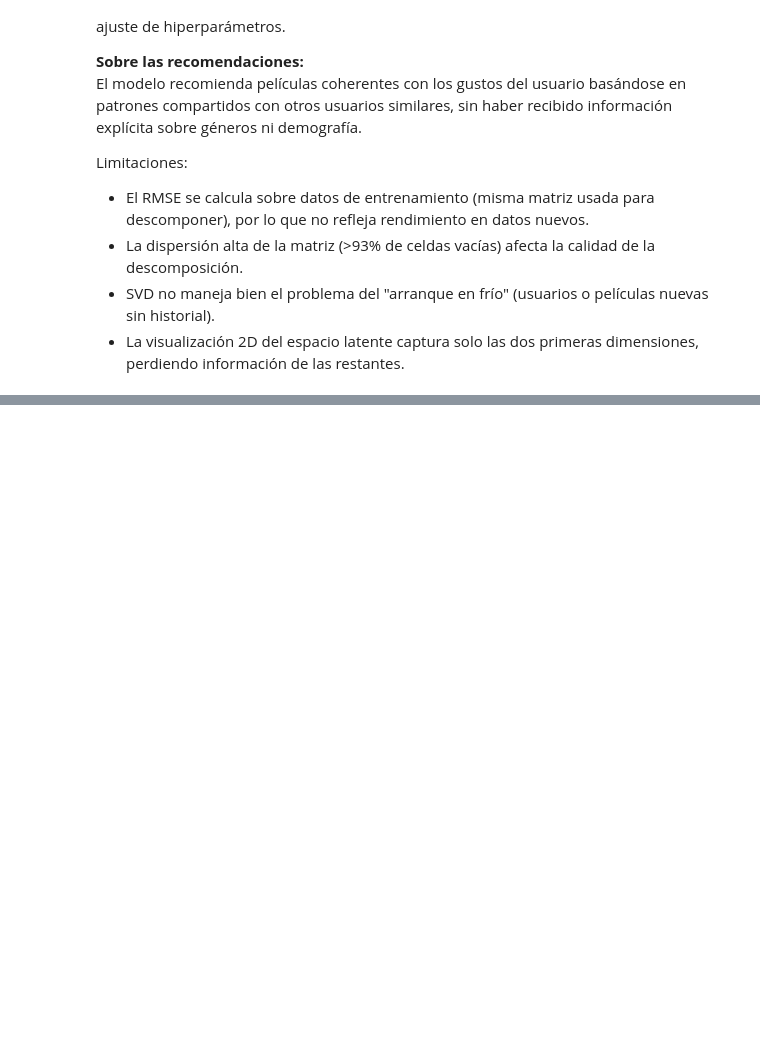
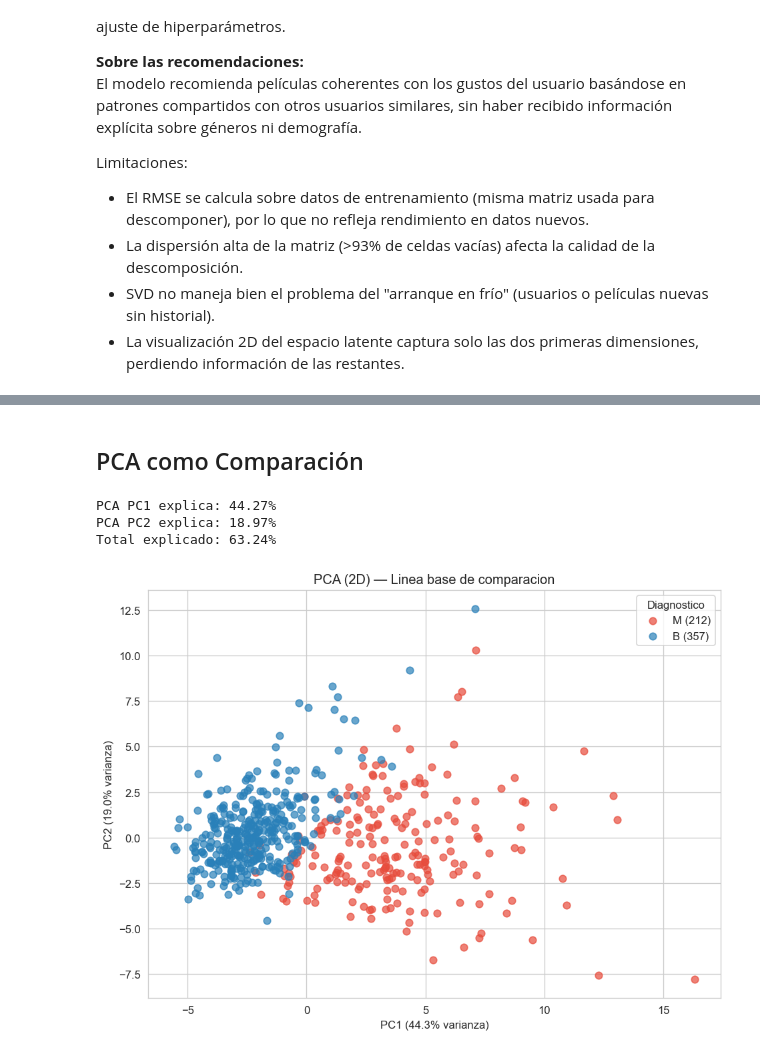
Before and after one commit to Branuvg/tarea2_mineria, a Jupyter notebook: tarea2.ipynb, the cells around one changed output, grey strips where cells are left out. Drawn from its saved outputs; the diff is of its cells as text; code cells hidden in the pictures; blank space fills up the shorter version.

```diff
--- a/tarea2.ipynb
+++ b/tarea2.ipynb
@@ -492,0 +571,29 @@ Limitaciones:
+# %% [markdown]
+## PCA como Comparación
+# %%
+# PCA es el método lineal más común para reducción de dimensionalidad. Lo calculamos en 2D como referencia para comparar la calidad de separación que logran t-SNE
+# PCA a 2D como linea base
+pca = PCA(n_components=2, random_state=42)
+X_pca = pca.fit_transform(X_scaled)
+
+varianza_pca = pca.explained_variance_ratio_
+print(f'PCA PC1 explica: {varianza_pca[0]:.2%}')
+print(f'PCA PC2 explica: {varianza_pca[1]:.2%}')
+print(f'Total explicado: {sum(varianza_pca):.2%}')
+
+fig, ax = plt.subplots(figsize=(8, 6))
+for diag, color in [('M', '#e74c3c'), ('B', '#2980b9')]:
+    mask_d = y == diag
+    ax.scatter(X_pca[mask_d, 0], X_pca[mask_d, 1],
+               label=f'{diag} ({mask_d.sum()})', color=color, alpha=0.7, s=40)
+ax.set_xlabel(f'PC1 ({varianza_pca[0]:.1%} varianza)')
+ax.set_ylabel(f'PC2 ({varianza_pca[1]:.1%} varianza)')
+ax.set_title('PCA (2D) — Linea base de comparacion')
+ax.legend(title='Diagnostico')
+plt.tight_layout()
+plt.show()
+# %% [output]
+PCA PC1 explica: 44.27%
+PCA PC2 explica: 18.97%
+Total explicado: 63.24%
+[figure, added]
```
Also changed, not shown: parts of 12 cells of this notebook, 1 other file.
